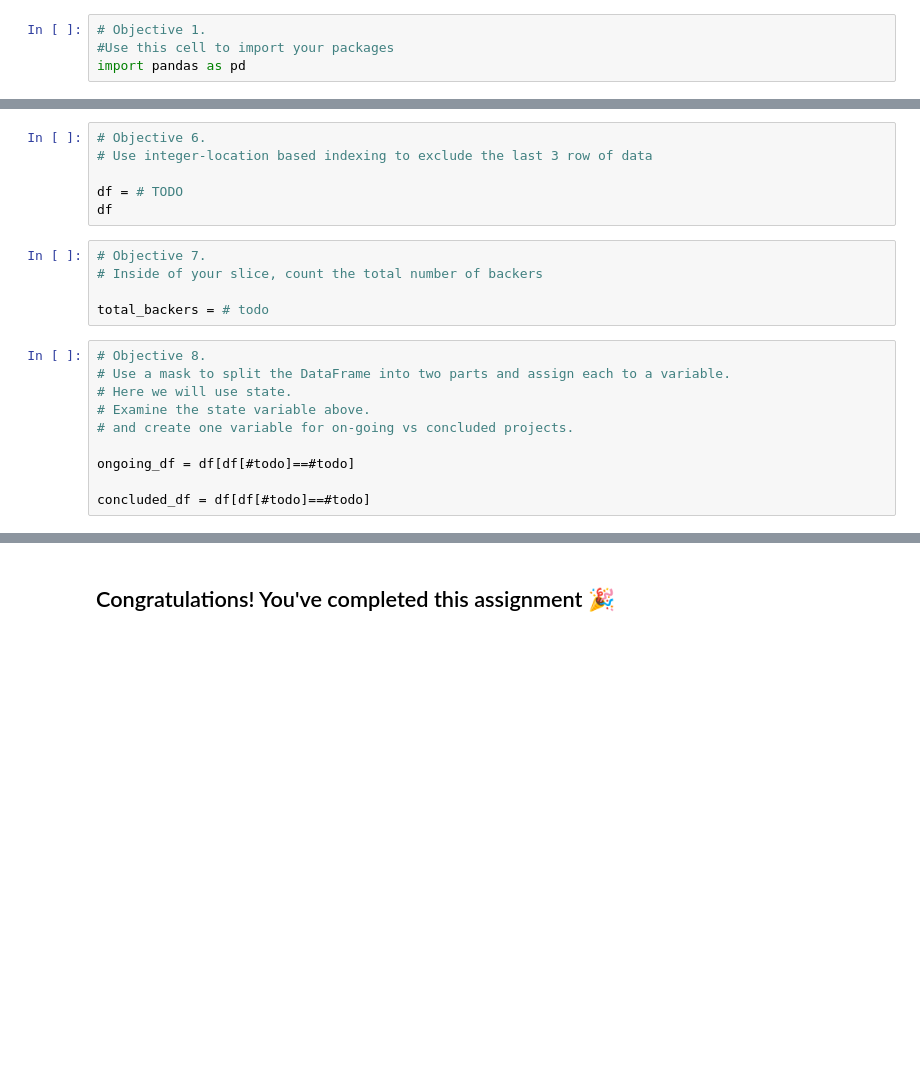
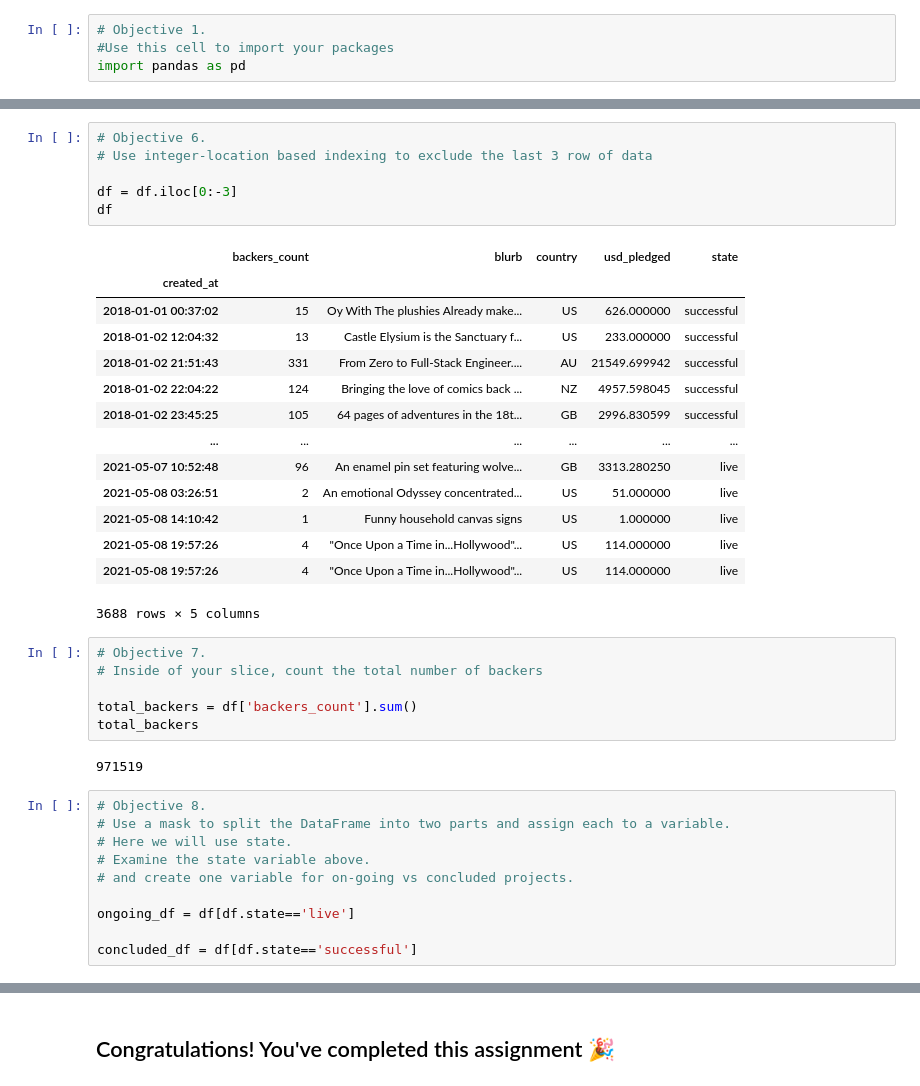
Before and after one commit to Alaa-alsulaiman/week02, a Jupyter notebook: assignment_w2_c1_template.ipynb, the cells around one changed output, grey strips where cells are left out. Cells and saved outputs as stored; diff of their text form; blank space fills up the shorter version.

```diff
--- a/assignment_w2_c1_template.ipynb
+++ b/assignment_w2_c1_template.ipynb
@@ -39,14 +84,32 @@ df
 # %%
 # Objective 6.
 # Use integer-location based indexing to exclude the last 3 row of data
 
-df = # TODO
+df = df.iloc[0:-3]
 df
+# %% [output]
+|  | backers_count | blurb | country | usd_pledged | state |
+| created_at |  |  |  |  |  |
+| 2018-01-01 00:37:02 | 15 | Oy With The plushies Already make... | US | 626.000000 | successful |
+| 2018-01-02 12:04:32 | 13 | Castle Elysium is the Sanctuary f... | US | 233.000000 | successful |
+| 2018-01-02 21:51:43 | 331 | From Zero to Full-Stack Engineer.... | AU | 21549.699942 | successful |
+| 2018-01-02 22:04:22 | 124 | Bringing the love of comics back ... | NZ | 4957.598045 | successful |
+| 2018-01-02 23:45:25 | 105 | 64 pages of adventures in the 18t... | GB | 2996.830599 | successful |
+| ... | ... | ... | ... | ... | ... |
+| 2021-05-07 10:52:48 | 96 | An enamel pin set featuring wolve... | GB | 3313.280250 | live |
+| 2021-05-08 03:26:51 | 2 | An emotional Odyssey concentrated... | US | 51.000000 | live |
+| 2021-05-08 14:10:42 | 1 | Funny household canvas signs | US | 1.000000 | live |
+| 2021-05-08 19:57:26 | 4 | "Once Upon a Time in...Hollywood"... | US | 114.000000 | live |
+| 2021-05-08 19:57:26 | 4 | "Once Upon a Time in...Hollywood"... | US | 114.000000 | live |
+3688 rows × 5 columns
 # %%
 # Objective 7.
 # Inside of your slice, count the total number of backers
 
-total_backers = # todo
+total_backers = df['backers_count'].sum()
+total_backers
+# %% [output]
+971519
 # %%
 # Objective 8.
 # Use a mask to split the DataFrame into two parts and assign each to a variable.
@@ -54,9 +117,9 @@ total_backers = # todo
 # Examine the state variable above.
 # and create one variable for on-going vs concluded projects.
 
-ongoing_df = df[df[#todo]==#todo]
+ongoing_df = df[df.state=='live']
 
-concluded_df = df[df[#todo]==#todo]
+concluded_df = df[df.state=='successful']
 # %%
 # Objective 9.
 # Examine on-going projects
```
Also changed, not shown: parts of 9 cells of this notebook.
